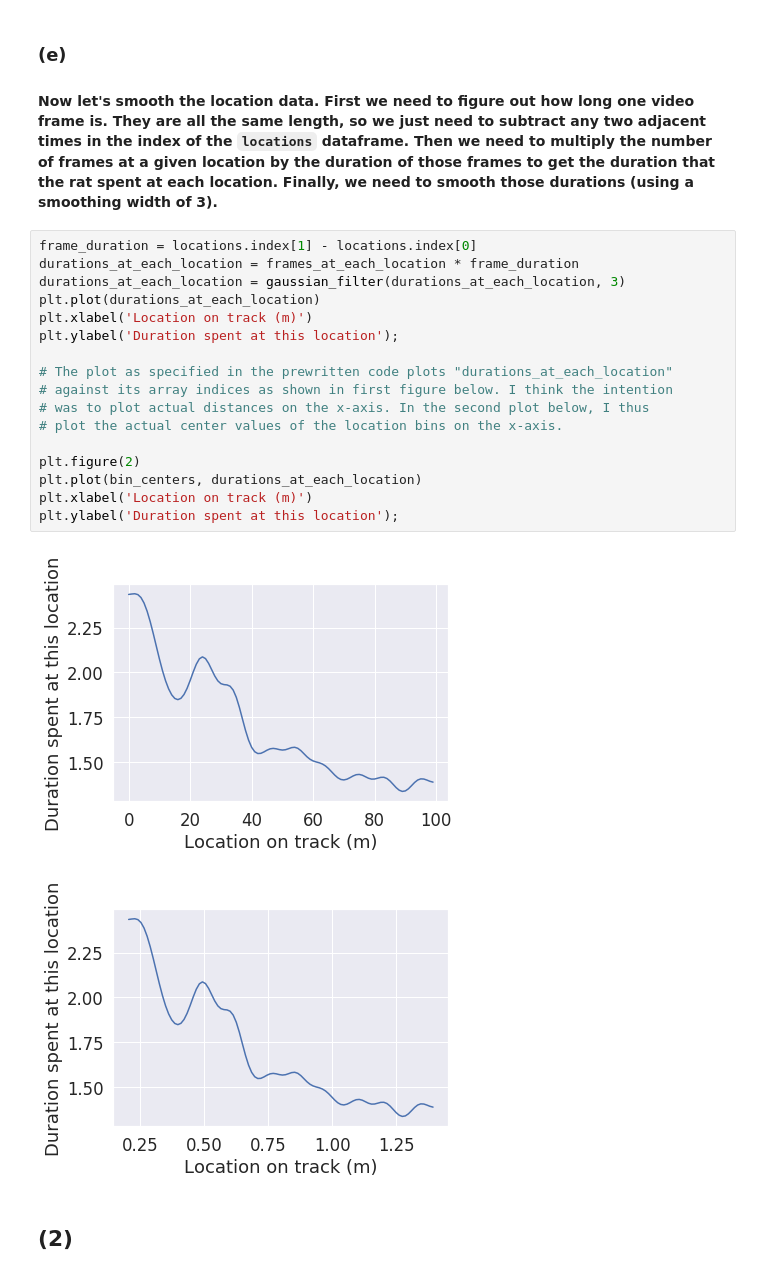
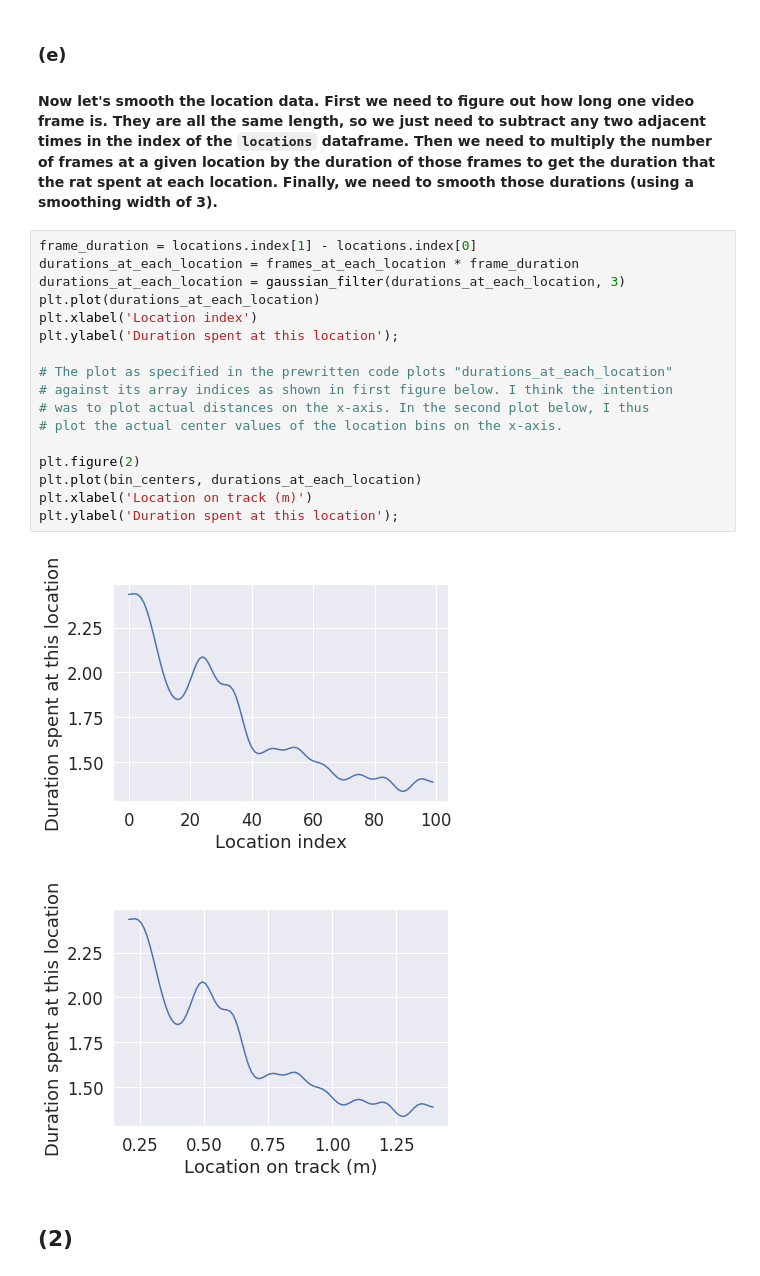
Before and after one commit to pkampofo/neuro-19-homework, a Jupyter notebook: neural_coding_exercises.ipynb, the cells around one changed output. Saved outputs shown, nothing was run; the diff lists cells and outputs as text.

```diff
--- a/neural_coding_exercises.ipynb
+++ b/neural_coding_exercises.ipynb
@@ -118,22 +118,22 @@ plt.plot(smooth); # The orange trace
 # %%
 frame_duration = locations.index[1] - locations.index[0]
 durations_at_each_location = frames_at_each_location * frame_duration
 durations_at_each_location = gaussian_filter(durations_at_each_location, 3)
 plt.plot(durations_at_each_location)
-plt.xlabel('Location on track (m)')
+plt.xlabel('Location index')
 plt.ylabel('Duration spent at this location');
 
 # The plot as specified in the prewritten code plots "durations_at_each_location"
 # against its array indices as shown in first figure below. I think the intention
 # was to plot actual distances on the x-axis. In the second plot below, I thus
 # plot the actual center values of the location bins on the x-axis.
 
 plt.figure(2)
 plt.plot(bin_centers, durations_at_each_location)
 plt.xlabel('Location on track (m)')
 plt.ylabel('Duration spent at this location');
 # %% [output]
-[figure, old version]
+[figure, new version]
 [figure]
 # %% [markdown]
 ## (2)
```
